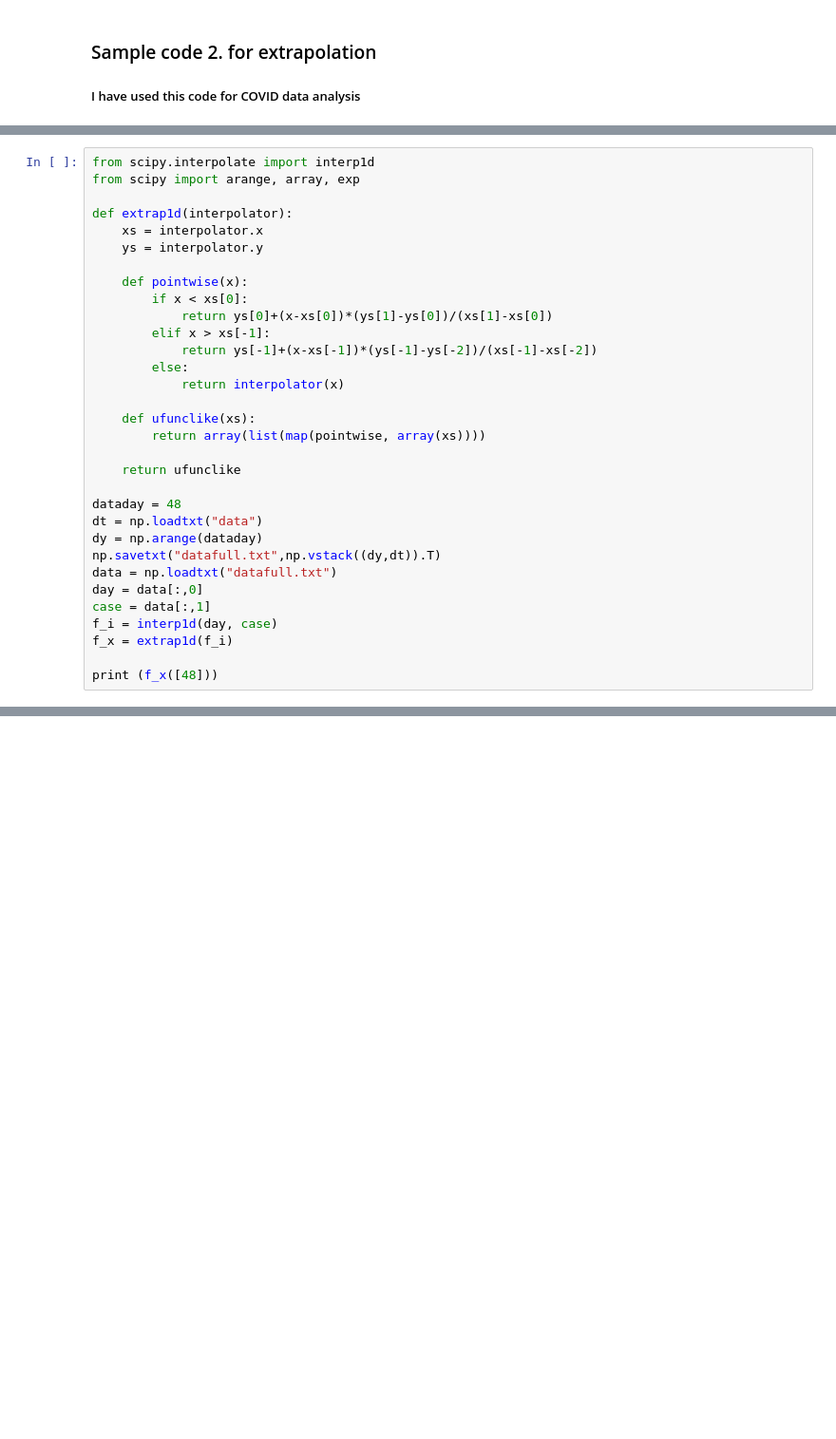
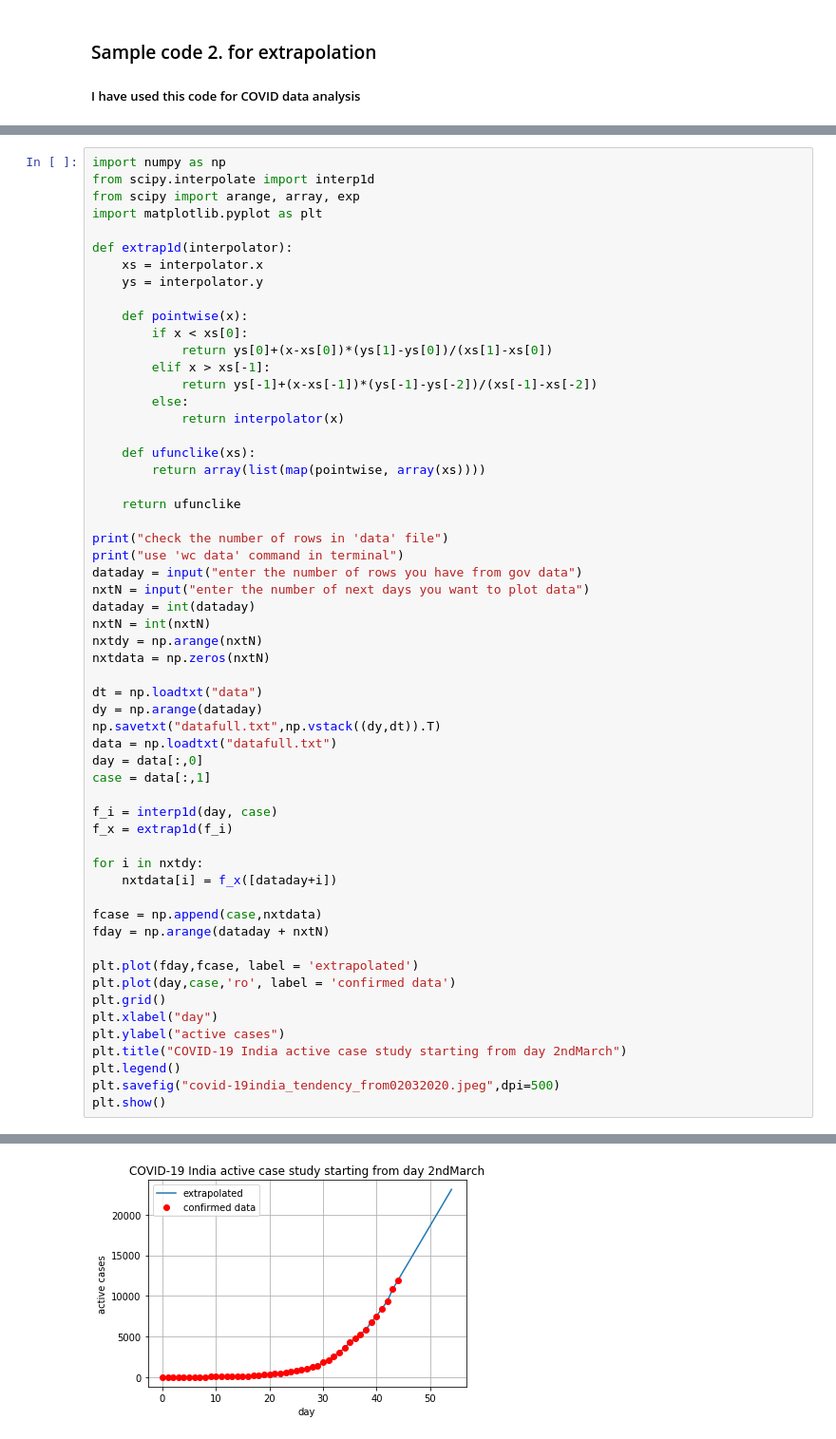
Before and after one commit to rahmahi/virus_analysis, a Jupyter notebook: covid_19_tendency.ipynb, the cells around one changed output, grey strips where cells are left out. Shown at 95% size. Saved outputs shown, nothing was run; the diff lists cells and outputs as text; blank space fills up the shorter version.

Commit message:
stable code for covid19

```diff
--- a/covid_19_tendency.ipynb
+++ b/covid_19_tendency.ipynb
@@ -63,6 +76,8 @@ print (f_x([9,10]))
 # %%
+import numpy as np
 from scipy.interpolate import interp1d
 from scipy import arange, array, exp
+import matplotlib.pyplot as plt
 
 def extrap1d(interpolator):
     xs = interpolator.x
@@ -81,15 +96,38 @@ def extrap1d(interpolator):
 
     return ufunclike
 
-dataday = 48
+print("check the number of rows in 'data' file")
+print("use 'wc data' command in terminal")
+dataday = input("enter the number of rows you have from gov data")
+nxtN = input("enter the number of next days you want to plot data")
+dataday = int(dataday)
+nxtN = int(nxtN)
+nxtdy = np.arange(nxtN)
+nxtdata = np.zeros(nxtN)
+
 dt = np.loadtxt("data")
 dy = np.arange(dataday)
 np.savetxt("datafull.txt",np.vstack((dy,dt)).T)
 data = np.loadtxt("datafull.txt")
 day = data[:,0]
 case = data[:,1]
+
 f_i = interp1d(day, case)
 f_x = extrap1d(f_i)
 
-print (f_x([48]))
+for i in nxtdy:
+    nxtdata[i] = f_x([dataday+i])
+
+fcase = np.append(case,nxtdata)
+fday = np.arange(dataday + nxtN)
+
+plt.plot(fday,fcase, label = 'extrapolated')
+plt.plot(day,case,'ro', label = 'confirmed data')
+plt.grid()
+plt.xlabel("day")
+plt.ylabel("active cases")
+plt.title("COVID-19 India active case study starting from day 2ndMarch")
+plt.legend()
+plt.savefig("covid-19india_tendency_from02032020.jpeg",dpi=500)
+plt.show()
 # %% [output]
@@ -96,0 +138 @@ print (f_x([48]))
+[figure, added]
```
Also changed, not shown: parts of 5 cells of this notebook, 3 other files.
